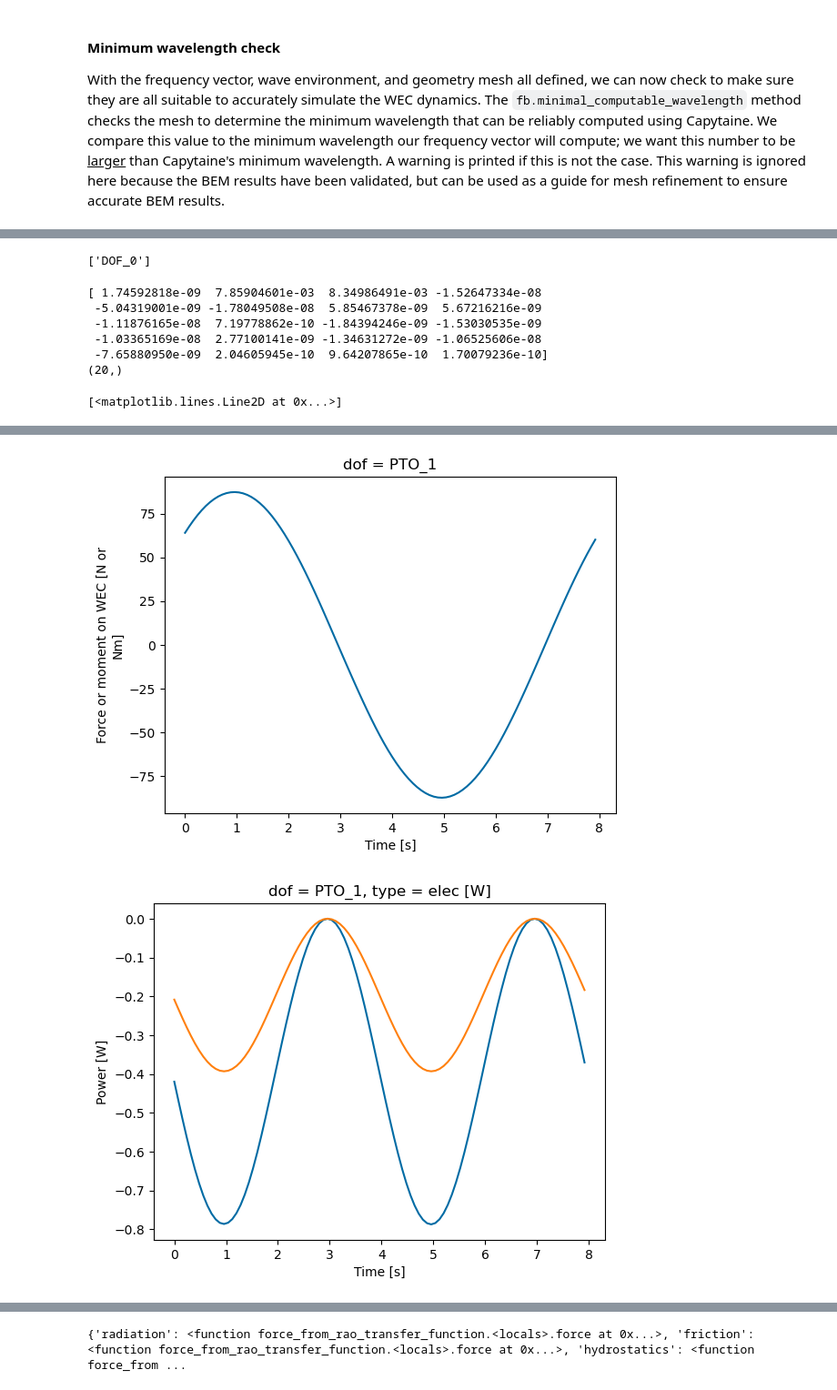
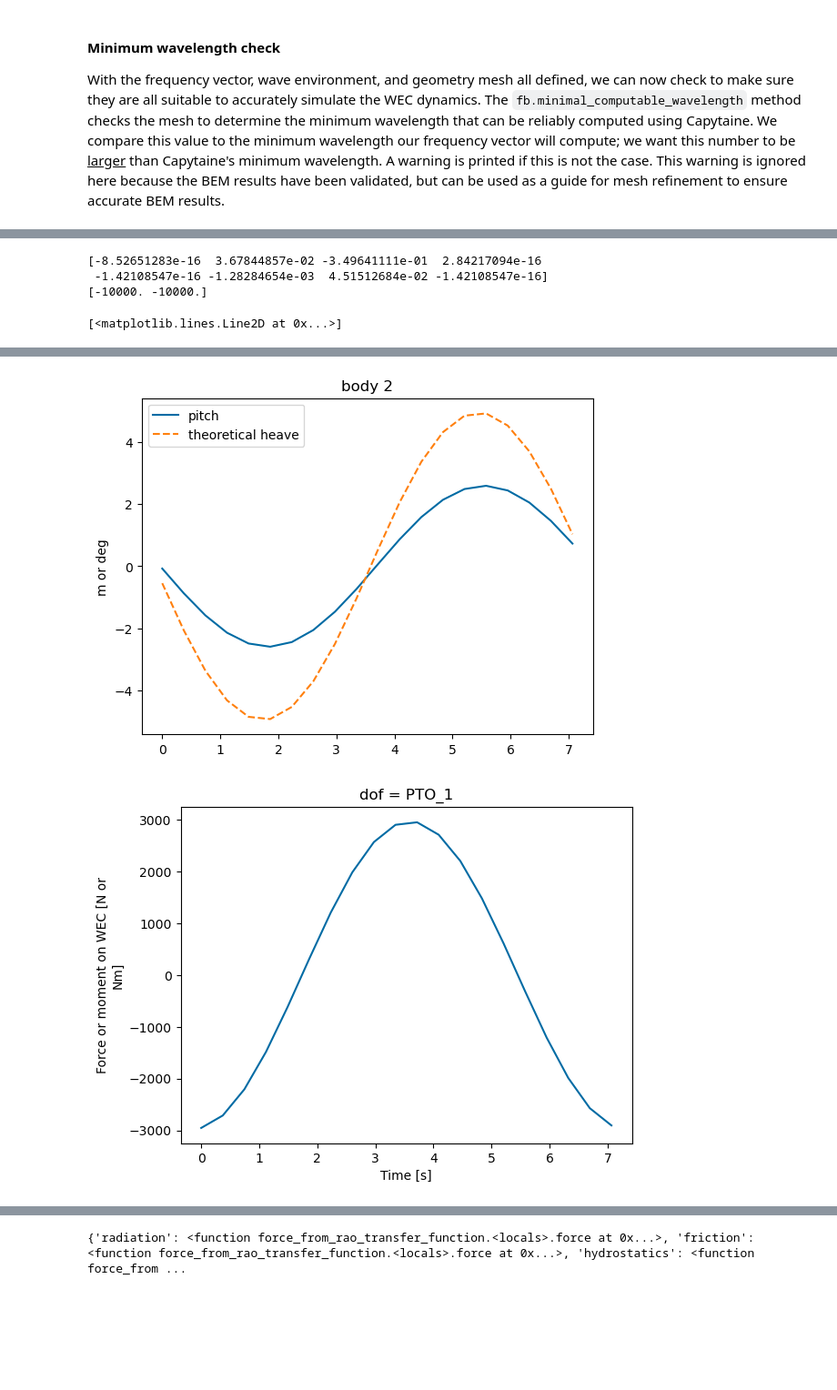
Before and after one commit to jtgrasb/WecOptTool, a Jupyter notebook: examples/attenuatorParallelAxis2Bod.ipynb, the cells around one changed output, grey strips where cells are left out. Shown at 91% size. Saved outputs shown, nothing was run; the diff lists cells and outputs as text; code cells hidden in the pictures; blank space fills up the shorter version.

Commit message:
Set up 2 body case

```diff
--- a/examples/attenuatorParallelAxis2Bod.ipynb
+++ b/examples/attenuatorParallelAxis2Bod.ipynb
@@ -183,5 +268,5 @@ INFO:capytaine.bem.solver:Solve RadiationProblem(body=FloatingBody(..., name="re
 # %%
-nstate_pto = 2 * nfreq # PTO forces
+nstate_pto = 2 # PTO forces
 nstate_opt = nstate_pto
 pto_ndof = 1
 # %%
@@ -364,7 +412,7 @@ array([[[ 8133.18246484]],
 # %%
 
 # PTO dynamics forcing function
-f_add = {'PTO_1': pto.force_on_wec} | linear_force_functions_about_PTO
+f_add = {'PTO_1': pto1.force_on_wec, 'PTO_2': pto2.force_on_wec} | linear_force_functions_about_PTO
 
 # Constraint
 f_max = 2000
@@ -372,7 +420,7 @@ nsubsteps = 4
 pto_max_pos = 30*np.pi/180
 
 def const_f_pto(wec, x_wec, x_opt, waves): # Format for scipy.optimize.minimize
-    f = pto.force_on_wec(wec, x_wec, x_opt, waves, nsubsteps)
+    f = pto1.force_on_wec(wec, x_wec, x_opt, waves, nsubsteps)
     return f_max - np.abs(f.flatten())
 
 def const_heave(wec, x_wec, x_opt, waves): # Format for scipy.optimize.minimize
@@ -384,7 +432,7 @@ def const_b2_pos(wec, x_wec, x_opt, waves): # surge of float 2 shouldn't have a
     return abs(0.5*bodyDist - length_const).flatten()
 
 constraints = [
-    {'type': 'ineq', 'fun': const_f_pto},
+#    {'type': 'ineq', 'fun': const_f_pto},
 #    {'type': 'eq', 'fun': const_heave},
 #    {'type': 'ineq', 'fun': const_b2_pos},
 ]
@@ -407,7 +455,7 @@ f_add = f_add if (f_add is not None) else {}
 forces = linear_force_functions | f_add
 # constraints
 constraints = constraints if (constraints is not None) else []
-wec = wot.WEC(f1, nfreq, forces, constraints, inertia_in_forces=True, ndof=1) # only pitch dof
+wec = wot.WEC(f1, nfreq, forces, constraints, inertia_in_forces=True, ndof=2) # only 2 pitch dof
 
 #wec = wot.WEC.from_bem(
 #    bem_data,
@@ -426,8 +466,13 @@ print(f_add)
 # %%
-obj_fun = pto.average_power
+def total_average_power(wec, x_wec, x_opt, waves):
+    return pto1.average_power(wec, x_wec, x_opt, waves) + pto2.average_power(wec, x_wec, x_opt, waves)
+
+obj_fun = total_average_power
 #nstate_opt = 2*2*nfreq
 
-options = {'maxiter': 200}
+bounds_pto = Bounds([-1e4, -1e4],[-1e4, -1e4])
+
+options = {'maxiter': 20}
 scale_x_wec = 1e2
 scale_x_opt = 1e-1
 scale_obj = 1e1
@@ -440,6 +485,7 @@ results = wec.solve(
     scale_x_wec=scale_x_wec,
     scale_x_opt=scale_x_opt,
     scale_obj=scale_obj,
+    bounds_opt=bounds_pto,
     )
 
 opt_average_power = results[0].fun
@@ -471,36 +504,48 @@ Optimal average mechanical power: -0.1965955097708712 W
-# %%
-print(wec.dof_names)
-# %% [output]
-['DOF_0']
 # %%
 x_wec, x_opt = wec.decompose_state(results[0].x)
 print(x_wec)
-print(np.shape(x_opt))
+print(x_opt)
 
 nsubsteps = 5
-pto_fdom, pto_tdom = pto.post_process(wec, results, waves, nsubsteps=nsubsteps)
+pto_fdom1, pto_tdom1 = pto1.post_process(wec, results, waves, nsubsteps=nsubsteps)
+pto_fdom2, pto_tdom2 = pto2.post_process(wec, results, waves, nsubsteps=nsubsteps)
 wec_fdom, wec_tdom = wec.post_process(wec, results, waves, nsubsteps=nsubsteps)
 
 # calculate theoretical heave
-theoretical_heave = -(bodyDist/2)*np.sin(wec_tdom[0]['pos'])
+theoretical_heave1 = -(bodyDist/2)*np.sin(wec_tdom[0]['pos'][0])
+theoretical_heave2 = -3*(bodyDist/2)*np.sin(wec_tdom[0]['pos'][0]) - (bodyDist/2)*np.sin(wec_tdom[0]['pos'][1])
 
 plt.figure()
-wec_tdom[0]['pos'][0].plot(label='pitch')
+plt.plot(wec_tdom[0]['time'], wec_tdom[0]['pos'][0]*(180/np.pi), label='pitch')
 #wec_tdom[0]['pos'][1].plot(label='pitch')
-plt.plot(wec_tdom[0]['time'], np.squeeze(theoretical_heave),'--',label='theoretical heave')
+plt.plot(wec_tdom[0]['time'], np.squeeze(theoretical_heave1),'--',label='theoretical heave')
+plt.ylabel('m or deg')
+plt.title('body 1')
 plt.legend()
 
 plt.figure()
-pto_tdom[0]['force'].plot()
+plt.plot(wec_tdom[0]['time'], wec_tdom[0]['pos'][1]*(180/np.pi), label='pitch')
+#wec_tdom[0]['pos'][1].plot(label='pitch')
+plt.plot(wec_tdom[0]['time'], np.squeeze(theoretical_heave2),'--',label='theoretical heave')
+plt.ylabel('m or deg')
+plt.title('body 2')
+plt.legend()
 
 plt.figure()
-pto_tdom[0]['power'].loc['mech',:,:].plot()
-pto_tdom[0]['power'].loc['elec',:,:].plot()
+pto_tdom1[0]['force'].plot()
+
+plt.figure()
+pto_tdom2[0]['force'].plot()
+
+plt.figure()
+pto_tdom1[0]['power'].loc['mech',:,:].plot()
+pto_tdom1[0]['power'].loc['elec',:,:].plot()
+
+plt.figure()
+pto_tdom2[0]['power'].loc['mech',:,:].plot()
+pto_tdom2[0]['power'].loc['elec',:,:].plot()
 # %% [output]
-[ 1.74592818e-09  7.85904601e-03  8.34986491e-03 -1.52647334e-08
- -5.04319001e-09 -1.78049508e-08  5.85467378e-09  5.67216216e-09
- -1.11876165e-08  7.19778862e-10 -1.84394246e-09 -1.53030535e-09
- -1.03365169e-08  2.77100141e-09 -1.34631272e-09 -1.06525606e-08
- -7.65880950e-09  2.04605945e-10  9.64207865e-10  1.70079236e-10]
-(20,)
+[-8.52651283e-16  3.67844857e-02 -3.49641111e-01  2.84217094e-16
+ -1.42108547e-16 -1.28284654e-03  4.51512684e-02 -1.42108547e-16]
+[-10000. -10000.]
 [<matplotlib.lines.Line2D at 0x...>]
@@ -508,2 +553,2 @@ pto_tdom[0]['power'].loc['elec',:,:].plot()
-[figure, old version]
+[figure, new version]
-[figure, old version]
+[figure, new version]
```
Also changed, not shown: parts of 15 cells of this notebook, 24 other files.
